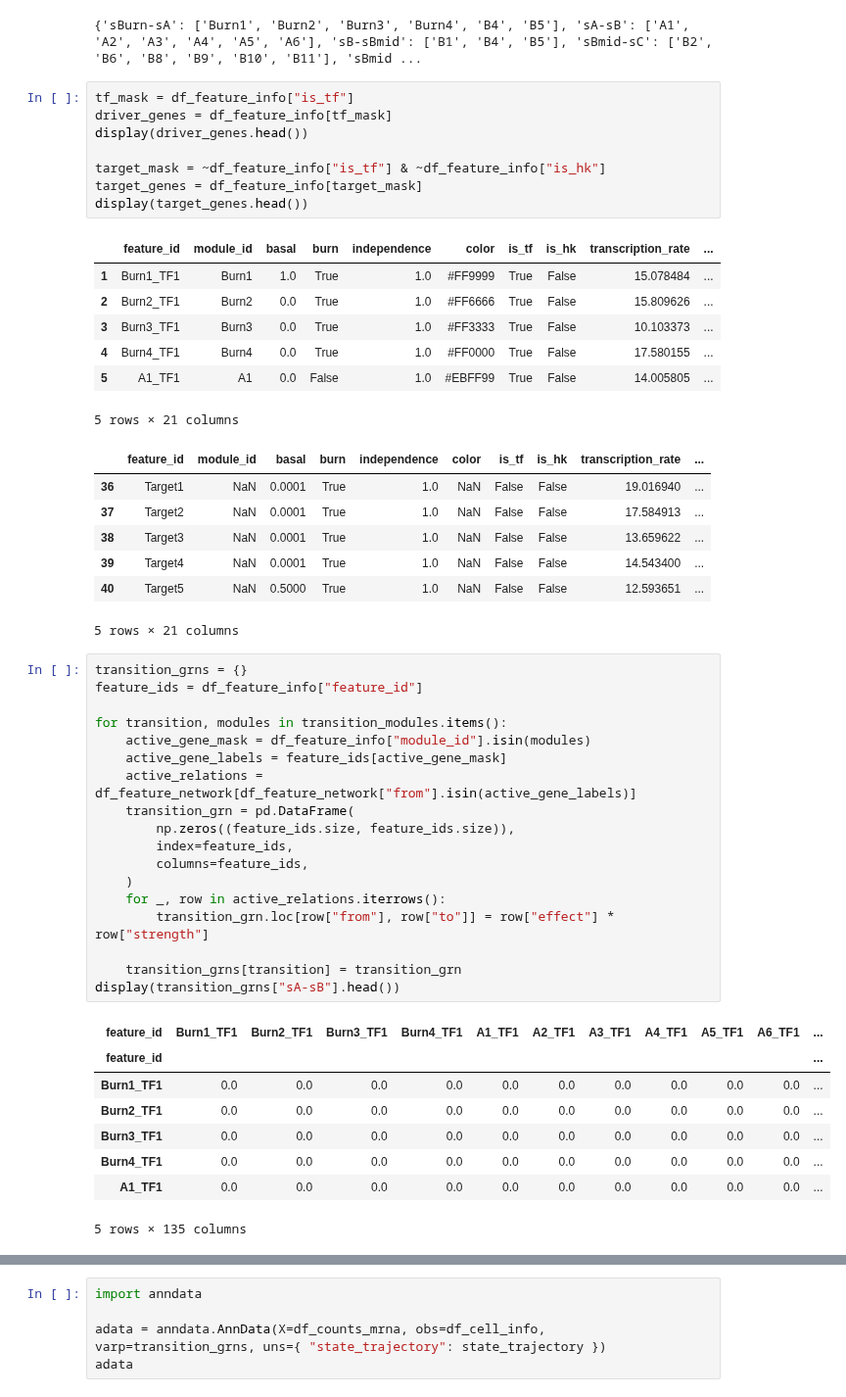
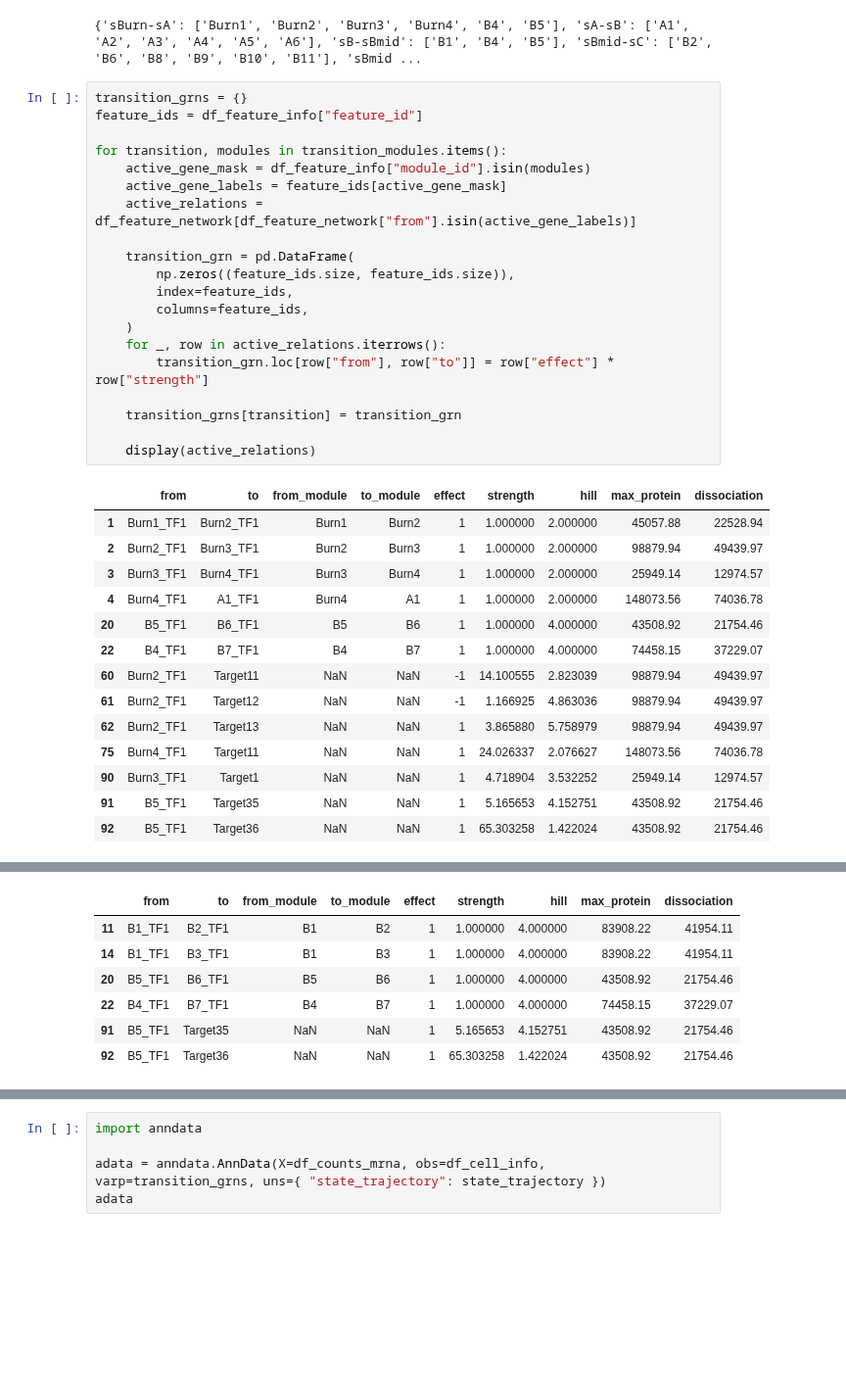
Before and after one commit to DavidWild02/BachelorThesis-ML-Gene-Interactions, a Jupyter notebook: src/PrepareSyntheticData.ipynb, the cells around one changed output, grey strips where cells are left out. Shown at 98% size. Cells and saved outputs as stored; diff of their text form; blank space fills up the shorter version.

```diff
--- a/src/PrepareSyntheticData.ipynb
+++ b/src/PrepareSyntheticData.ipynb
@@ -86,53 +106,38 @@ transition_modules = {
 print(transition_modules)
 # %% [output]
 {'sBurn-sA': ['Burn1', 'Burn2', 'Burn3', 'Burn4', 'B4', 'B5'], 'sA-sB': ['A1', 'A2', 'A3', 'A4', 'A5', 'A6'], 'sB-sBmid': ['B1', 'B4', 'B5'], 'sBmid-sC': ['B2', 'B6', 'B8', 'B9', 'B10', 'B11'], 'sBmid ...
-# %%
-tf_mask = df_feature_info["is_tf"]
-driver_genes = df_feature_info[tf_mask]
-display(driver_genes.head())
-
-target_mask = ~df_feature_info["is_tf"] & ~df_feature_info["is_hk"]
-target_genes = df_feature_info[target_mask]
-display(target_genes.head())
-# %% [output]
-|  | feature_id | module_id | basal | burn | independence | color | is_tf | is_hk | transcription_rate | ... |
-| 1 | Burn1_TF1 | Burn1 | 1.0 | True | 1.0 | #FF9999 | True | False | 15.078484 | ... |
-| 2 | Burn2_TF1 | Burn2 | 0.0 | True | 1.0 | #FF6666 | True | False | 15.809626 | ... |
-| 3 | Burn3_TF1 | Burn3 | 0.0 | True | 1.0 | #FF3333 | True | False | 10.103373 | ... |
-| 4 | Burn4_TF1 | Burn4 | 0.0 | True | 1.0 | #FF0000 | True | False | 17.580155 | ... |
-| 5 | A1_TF1 | A1 | 0.0 | False | 1.0 | #EBFF99 | True | False | 14.005805 | ... |
-5 rows × 21 columns
-|  | feature_id | module_id | basal | burn | independence | color | is_tf | is_hk | transcription_rate | ... |
-| 36 | Target1 | NaN | 0.0001 | True | 1.0 | NaN | False | False | 19.016940 | ... |
-| 37 | Target2 | NaN | 0.0001 | True | 1.0 | NaN | False | False | 17.584913 | ... |
-| 38 | Target3 | NaN | 0.0001 | True | 1.0 | NaN | False | False | 13.659622 | ... |
-| 39 | Target4 | NaN | 0.0001 | True | 1.0 | NaN | False | False | 14.543400 | ... |
-| 40 | Target5 | NaN | 0.5000 | True | 1.0 | NaN | False | False | 12.593651 | ... |
-5 rows × 21 columns
 # %%
 transition_grns = {}
 feature_ids = df_feature_info["feature_id"]
 
 for transition, modules in transition_modules.items():
     active_gene_mask = df_feature_info["module_id"].isin(modules)
     active_gene_labels = feature_ids[active_gene_mask]
     active_relations = df_feature_network[df_feature_network["from"].isin(active_gene_labels)]
+
     transition_grn = pd.DataFrame(
         np.zeros((feature_ids.size, feature_ids.size)),
         index=feature_ids,
         columns=feature_ids,
     )
     for _, row in active_relations.iterrows():
         transition_grn.loc[row["from"], row["to"]] = row["effect"] * row["strength"]
 
     transition_grns[transition] = transition_grn
-display(transition_grns["sA-sB"].head())
+
+    display(active_relations)
 # %% [output]
-| feature_id | Burn1_TF1 | Burn2_TF1 | Burn3_TF1 | Burn4_TF1 | A1_TF1 | A2_TF1 | A3_TF1 | A4_TF1 | A5_TF1 | A6_TF1 | ... |
-| feature_id |  |  |  |  |  |  |  |  |  |  | ... |
-| Burn1_TF1 | 0.0 | 0.0 | 0.0 | 0.0 | 0.0 | 0.0 | 0.0 | 0.0 | 0.0 | 0.0 | ... |
-| Burn2_TF1 | 0.0 | 0.0 | 0.0 | 0.0 | 0.0 | 0.0 | 0.0 | 0.0 | 0.0 | 0.0 | ... |
-| Burn3_TF1 | 0.0 | 0.0 | 0.0 | 0.0 | 0.0 | 0.0 | 0.0 | 0.0 | 0.0 | 0.0 | ... |
-| Burn4_TF1 | 0.0 | 0.0 | 0.0 | 0.0 | 0.0 | 0.0 | 0.0 | 0.0 | 0.0 | 0.0 | ... |
-| A1_TF1 | 0.0 | 0.0 | 0.0 | 0.0 | 0.0 | 0.0 | 0.0 | 0.0 | 0.0 | 0.0 | ... |
+|  | from | to | from_module | to_module | effect | strength | hill | max_protein | dissociation |
+| 1 | Burn1_TF1 | Burn2_TF1 | Burn1 | Burn2 | 1 | 1.000000 | 2.000000 | 45057.88 | 22528.94 |
+| 2 | Burn2_TF1 | Burn3_TF1 | Burn2 | Burn3 | 1 | 1.000000 | 2.000000 | 98879.94 | 49439.97 |
+| 3 | Burn3_TF1 | Burn4_TF1 | Burn3 | Burn4 | 1 | 1.000000 | 2.000000 | 25949.14 | 12974.57 |
+| 4 | Burn4_TF1 | A1_TF1 | Burn4 | A1 | 1 | 1.000000 | 2.000000 | 148073.56 | 74036.78 |
+| 20 | B5_TF1 | B6_TF1 | B5 | B6 | 1 | 1.000000 | 4.000000 | 43508.92 | 21754.46 |
+| 22 | B4_TF1 | B7_TF1 | B4 | B7 | 1 | 1.000000 | 4.000000 | 74458.15 | 37229.07 |
+| 60 | Burn2_TF1 | Target11 | NaN | NaN | -1 | 14.100555 | 2.823039 | 98879.94 | 49439.97 |
+| 61 | Burn2_TF1 | Target12 | NaN | NaN | -1 | 1.166925 | 4.863036 | 98879.94 | 49439.97 |
+| 62 | Burn2_TF1 | Target13 | NaN | NaN | 1 | 3.865880 | 5.758979 | 98879.94 | 49439.97 |
+| 75 | Burn4_TF1 | Target11 | NaN | NaN | 1 | 24.026337 | 2.076627 | 148073.56 | 74036.78 |
+| 90 | Burn3_TF1 | Target1 | NaN | NaN | 1 | 4.718904 | 3.532252 | 25949.14 | 12974.57 |
+| 91 | B5_TF1 | Target35 | NaN | NaN | 1 | 5.165653 | 4.152751 | 43508.92 | 21754.46 |
+| 92 | B5_TF1 | Target36 | NaN | NaN | 1 | 65.303258 | 1.422024 | 43508.92 | 21754.46 |
-5 rows × 135 columns
@@ -138,0 +161,7 @@ display(transition_grns["sA-sB"].head())
+|  | from | to | from_module | to_module | effect | strength | hill | max_protein | dissociation |
+| 11 | B1_TF1 | B2_TF1 | B1 | B2 | 1 | 1.000000 | 4.000000 | 83908.22 | 41954.11 |
+| 14 | B1_TF1 | B3_TF1 | B1 | B3 | 1 | 1.000000 | 4.000000 | 83908.22 | 41954.11 |
+| 20 | B5_TF1 | B6_TF1 | B5 | B6 | 1 | 1.000000 | 4.000000 | 43508.92 | 21754.46 |
+| 22 | B4_TF1 | B7_TF1 | B4 | B7 | 1 | 1.000000 | 4.000000 | 74458.15 | 37229.07 |
+| 91 | B5_TF1 | Target35 | NaN | NaN | 1 | 5.165653 | 4.152751 | 43508.92 | 21754.46 |
+| 92 | B5_TF1 | Target36 | NaN | NaN | 1 | 65.303258 | 1.422024 | 43508.92 | 21754.46 |
```
Also changed, not shown: parts of 6 cells of this notebook, 4 other files.
